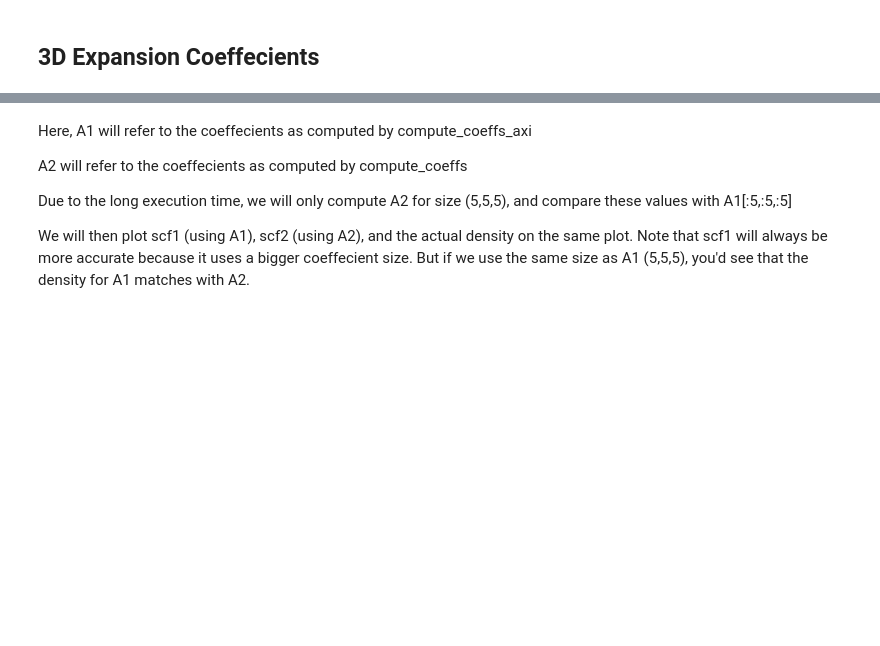
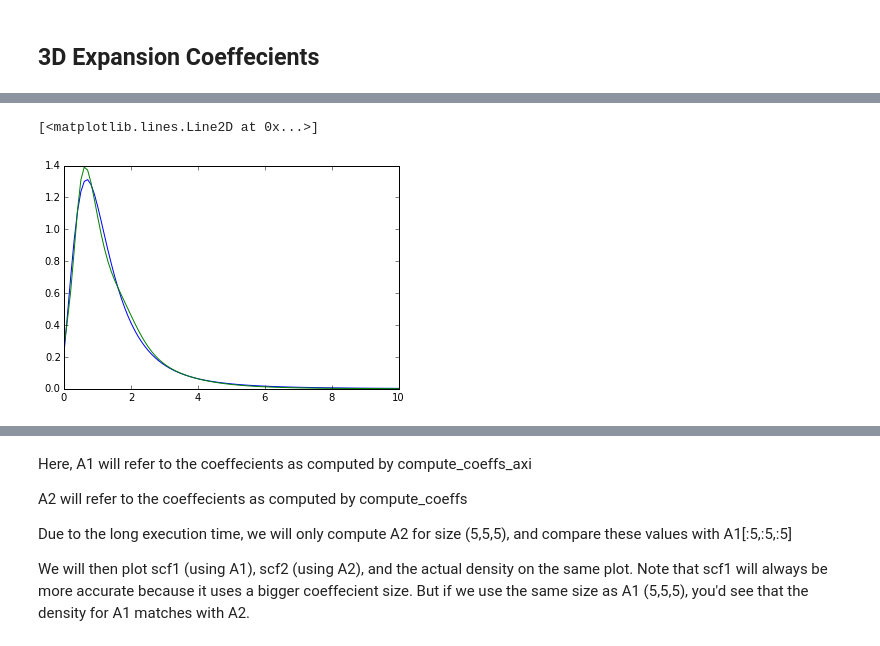
Before and after one commit to SeaifanAladdin/galpy-notebook, a Jupyter notebook: galpy/SCFPotential.ipynb, the cells around one changed output, grey strips where cells are left out. Saved outputs shown, nothing was run; the diff lists cells and outputs as text; code cells hidden in the pictures; blank space fills up the shorter version.

```diff
--- a/galpy/SCFPotential.ipynb
+++ b/galpy/SCFPotential.ipynb
@@ -401,0 +433,9 @@ Even though the expansion coeffecients turns really ugly for small n but large l
+# %%
+z = nu.linspace(0,10,100)
+density = scf.dens(1, z)
+# %%
+plt.plot(z, density1(1, z))
+plt.plot(z, density)
+# %% [output]
+[<matplotlib.lines.Line2D at 0x...>]
+[figure, added]
```
Also changed, not shown: parts of 12 cells of this notebook.
